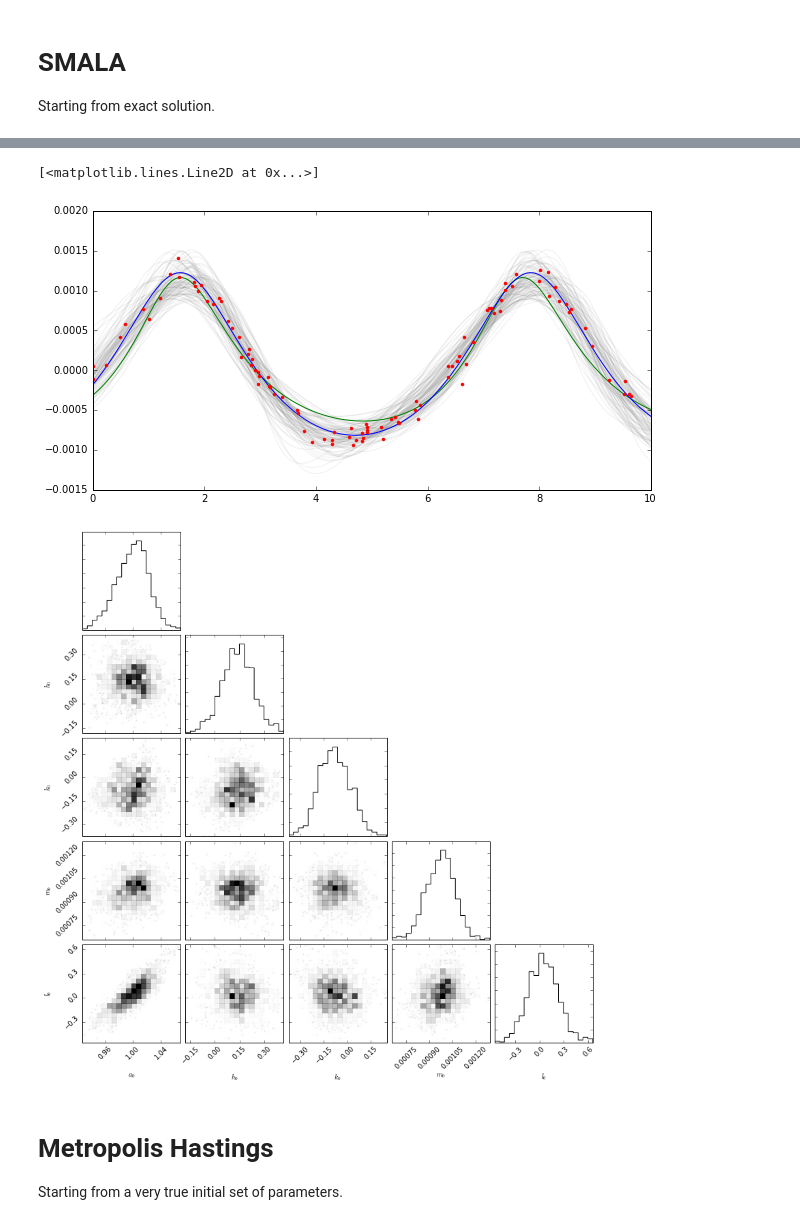
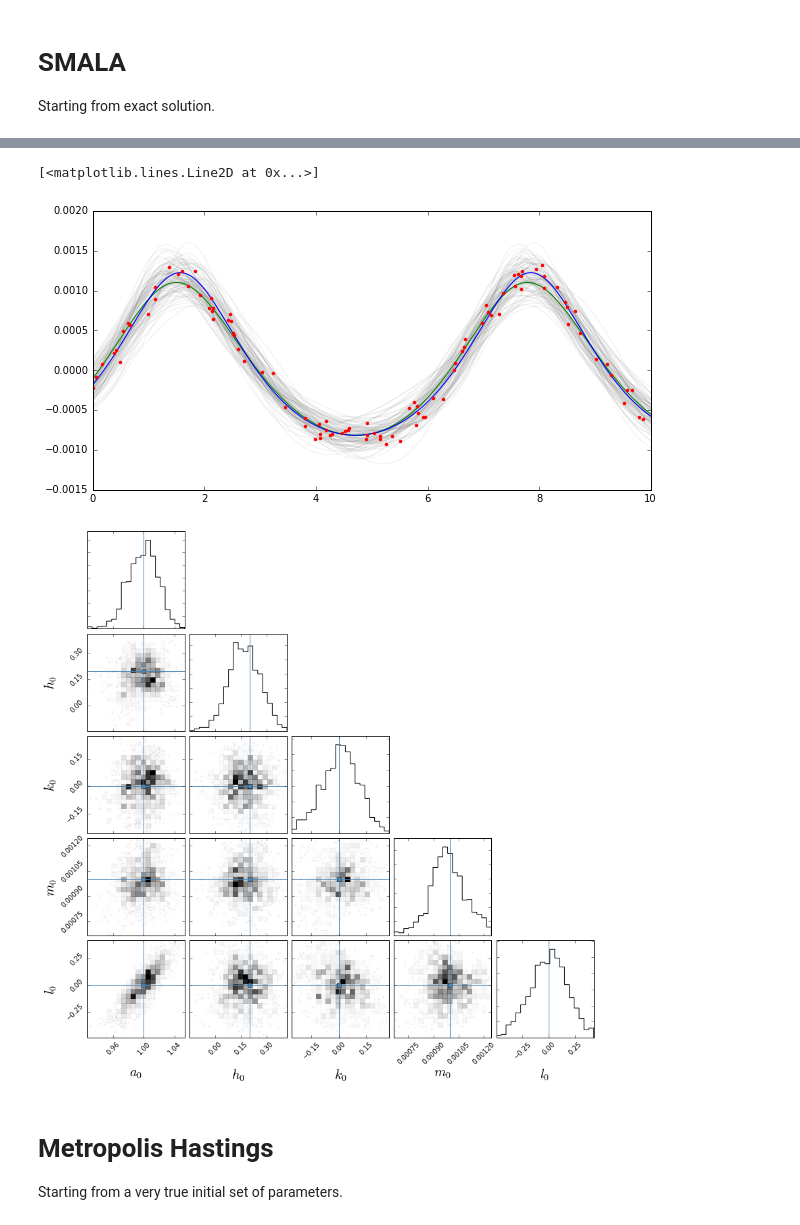
Before and after one commit to hannorein/rebound, a Jupyter notebook: Pal_MCMC.ipynb, the cells around one changed output, grey strips where cells are left out. Drawn from its saved outputs; the diff is of its cells as text; code cells hidden in the pictures.

Commit message:
plotting changes

```diff
--- a/Pal_MCMC.ipynb
+++ b/Pal_MCMC.ipynb
@@ -10,7 +10,7 @@ import corner
 # %% [markdown]
 # Setting up fake observations
 # %%
-true_state = state.State(planets=[{"m":1e-3, "a":1., "h":0.2}])
+true_state = state.State(planets=[{"m":1e-3, "a":1., "h":0.2, "k":0.0, "l":0.}])
 obs = observations.FakeObservation(true_state, Npoints=100, error=1e-4, tmax=10.)
 # %%
 fig = plt.figure(figsize=(10,5))
@@ -63,11 +63,11 @@ ax.plot(*true_state.get_rv_plotting(tmax=10.), color="blue")
 ax.plot(obs.t, obs.rv, "r.")
 # %% [output]
 [<matplotlib.lines.Line2D at 0x...>]
-[figure, old version]
+[figure, new version]
 # %%
-figure = corner.corner(chain, labels=s.get_keys(), plot_contours=False)
+figure = corner.corner(chain, labels=s.get_keys(), plot_contours=False, truths=true_state.get_params(),label_kwargs={"fontsize":20})
 # %% [output]
-[figure, old version]
+[figure, new version]
 # %% [markdown]
 # Metropolis Hastings
 Starting from a very true initial set of parameters.
```
Also changed, not shown: parts of 7 cells of this notebook, 1 other file.
